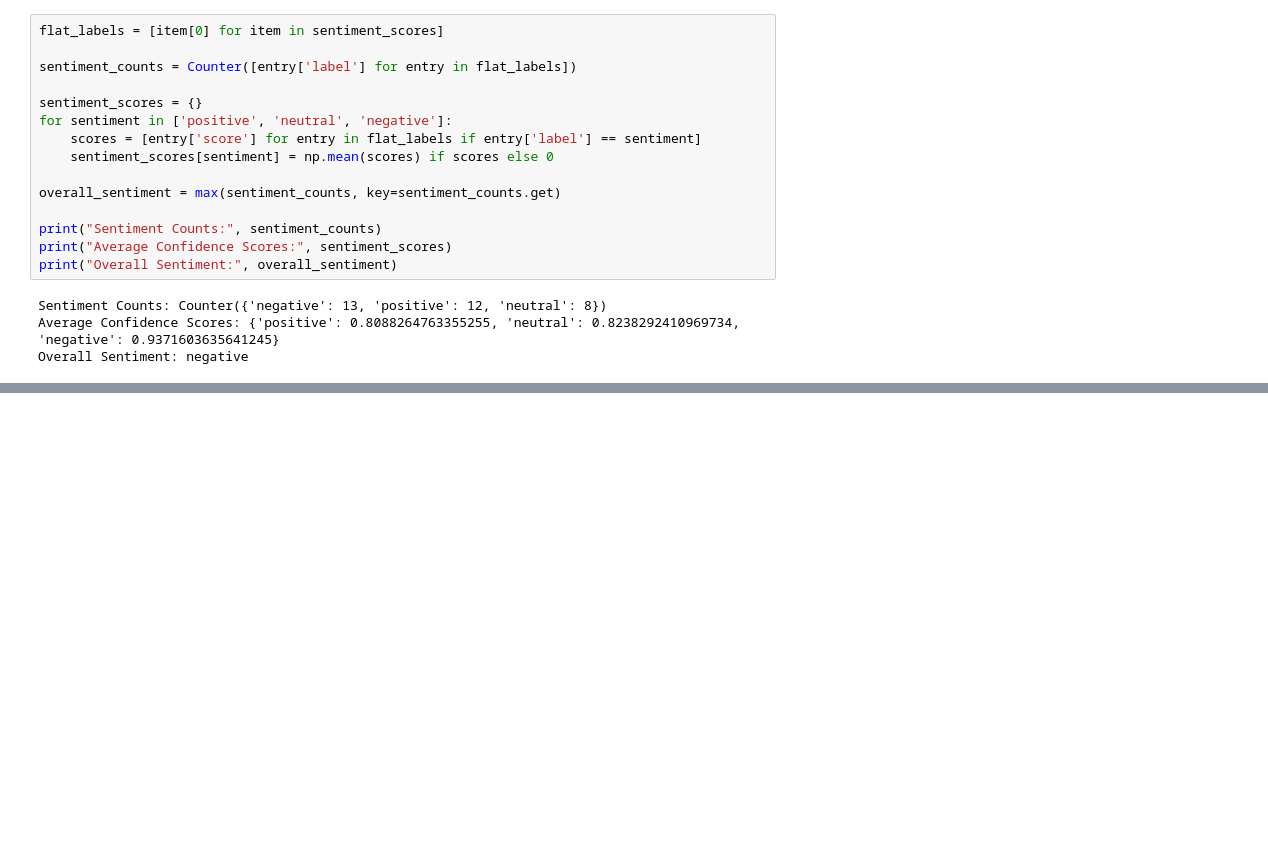
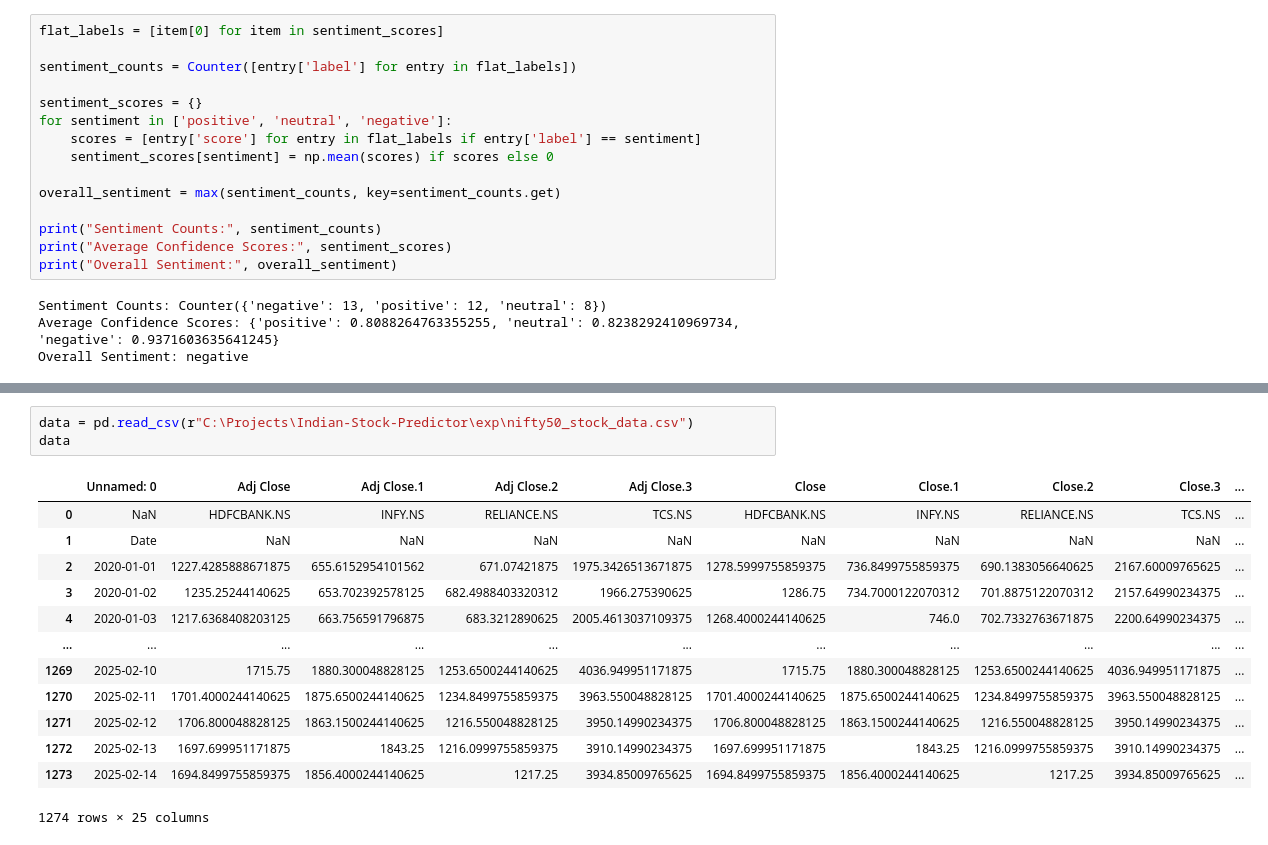
Before and after one commit to Ash2809/Indian-Stock-Predictor, a Jupyter notebook: exp/nb.ipynb, the cells around one changed output, grey strips where cells are left out. Drawn from its saved outputs; the diff is of its cells as text; blank space fills up the shorter version.

Commit message:
Data preprocessing completed in ipynb

```diff
--- a/exp/nb.ipynb
+++ b/exp/nb.ipynb
@@ -144,0 +265,17 @@ NameError: name 'df' is not defined
+# %%
+data = pd.read_csv(r"C:\Projects\Indian-Stock-Predictor\exp\nifty50_stock_data.csv")
+data
+# %% [output]
+|  | Unnamed: 0 | Adj Close | Adj Close.1 | Adj Close.2 | Adj Close.3 | Close | Close.1 | Close.2 | Close.3 | ... |
+| 0 | NaN | HDFCBANK.NS | INFY.NS | RELIANCE.NS | TCS.NS | HDFCBANK.NS | INFY.NS | RELIANCE.NS | TCS.NS | ... |
+| 1 | Date | NaN | NaN | NaN | NaN | NaN | NaN | NaN | NaN | ... |
+| 2 | 2020-01-01 | 1227.4285888671875 | 655.6152954101562 | 671.07421875 | 1975.3426513671875 | 1278.5999755859375 | 736.8499755859375 | 690.1383056640625 | 2167.60009765625 | ... |
+| 3 | 2020-01-02 | 1235.25244140625 | 653.702392578125 | 682.4988403320312 | 1966.275390625 | 1286.75 | 734.7000122070312 | 701.8875122070312 | 2157.64990234375 | ... |
+| 4 | 2020-01-03 | 1217.6368408203125 | 663.756591796875 | 683.3212890625 | 2005.4613037109375 | 1268.4000244140625 | 746.0 | 702.7332763671875 | 2200.64990234375 | ... |
+| ... | ... | ... | ... | ... | ... | ... | ... | ... | ... | ... |
+| 1269 | 2025-02-10 | 1715.75 | 1880.300048828125 | 1253.6500244140625 | 4036.949951171875 | 1715.75 | 1880.300048828125 | 1253.6500244140625 | 4036.949951171875 | ... |
+| 1270 | 2025-02-11 | 1701.4000244140625 | 1875.6500244140625 | 1234.8499755859375 | 3963.550048828125 | 1701.4000244140625 | 1875.6500244140625 | 1234.8499755859375 | 3963.550048828125 | ... |
+| 1271 | 2025-02-12 | 1706.800048828125 | 1863.1500244140625 | 1216.550048828125 | 3950.14990234375 | 1706.800048828125 | 1863.1500244140625 | 1216.550048828125 | 3950.14990234375 | ... |
+| 1272 | 2025-02-13 | 1697.699951171875 | 1843.25 | 1216.0999755859375 | 3910.14990234375 | 1697.699951171875 | 1843.25 | 1216.0999755859375 | 3910.14990234375 | ... |
+| 1273 | 2025-02-14 | 1694.8499755859375 | 1856.4000244140625 | 1217.25 | 3934.85009765625 | 1694.8499755859375 | 1856.4000244140625 | 1217.25 | 3934.85009765625 | ... |
+1274 rows × 25 columns
```
Also changed, not shown: parts of 9 cells of this notebook.
